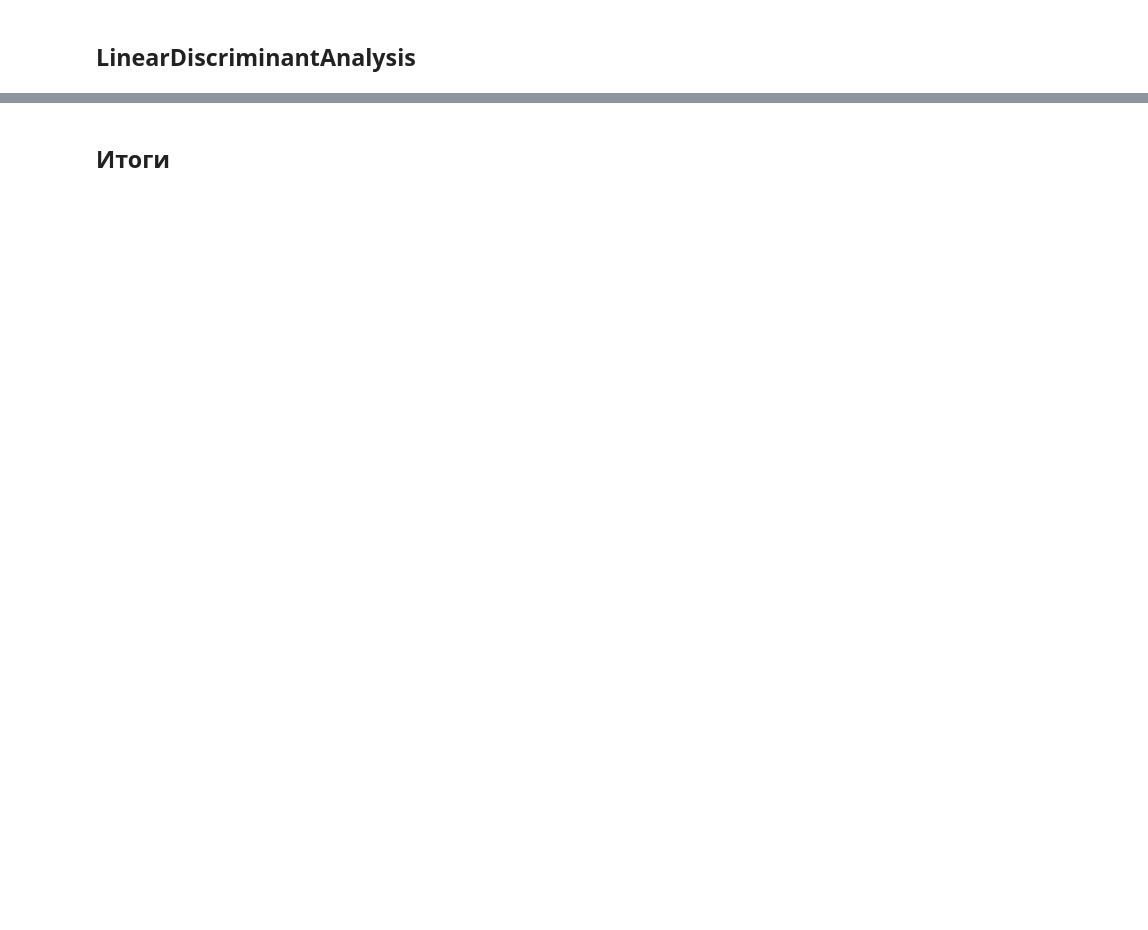
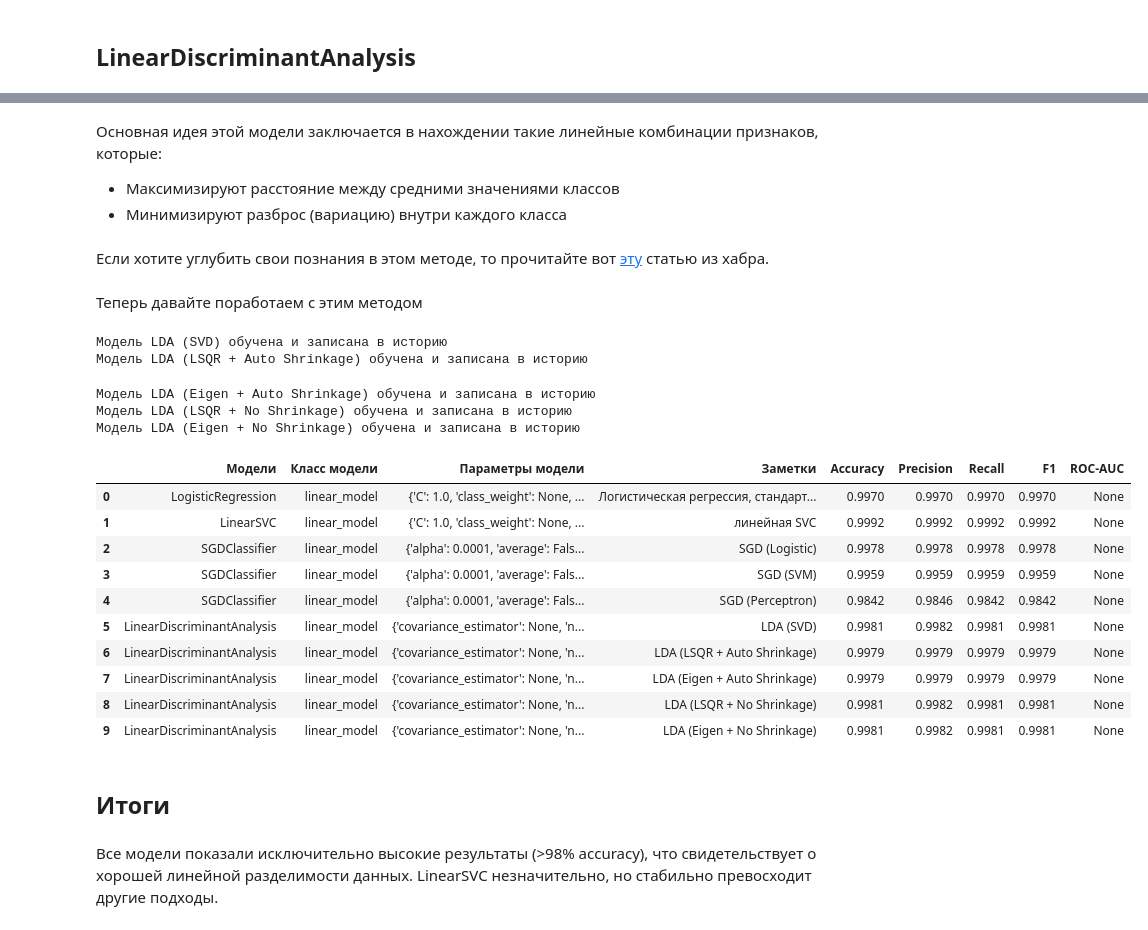
Before and after one commit to Sindereve/classic_ml_skills, a Jupyter notebook: task_classification/02_models/1_linear_models.ipynb, the cells around one changed output, grey strips where cells are left out. Saved outputs shown, nothing was run; the diff lists cells and outputs as text; code cells hidden in the pictures; blank space fills up the shorter version.

Commit message:
feat: finish version clf/models/linear

```diff
--- a/task_classification/02_models/1_linear_models.ipynb
+++ b/task_classification/02_models/1_linear_models.ipynb
@@ -165,2 +224,70 @@ history_models.to_dataframe()
+# %% [markdown]
+Основная идея этой модели заключается в нахождении такие линейные комбинации признаков, которые:
+* Максимизируют расстояние между средними значениями классов
+* Минимизируют разброс (вариацию) внутри каждого класса
+# %% [markdown]
+Если хотите углубить свои познания в этом методе, то прочитайте вот [эту](https://habr.com/ru/articles/802511/) статью из хабра.
+# %% [markdown]
+Теперь давайте поработаем с этим методом
+# %%
+from sklearn.discriminant_analysis import LinearDiscriminantAnalysis
+
+# Разные режимы работы LDA
+lda_modes = {
+    'LDA (SVD)': LinearDiscriminantAnalysis(solver='svd'),
+    'LDA (LSQR + Auto Shrinkage)': LinearDiscriminantAnalysis(solver='lsqr', shrinkage='auto'),
+    'LDA (Eigen + Auto Shrinkage)': LinearDiscriminantAnalysis(solver='eigen', shrinkage='auto'),
+    'LDA (LSQR + No Shrinkage)': LinearDiscriminantAnalysis(solver='lsqr', shrinkage=None),
+    'LDA (Eigen + No Shrinkage)': LinearDiscriminantAnalysis(solver='eigen', shrinkage=None)
+}
+
+for name, model in lda_modes.items():
+
+    # Обучаем модель
+    model.fit(X_train, y_train)
+
+    # Предсказания
+    y_pred = model.predict(X_test)
+    y_decision = model.decision_function(X_test)
+
+    # Получаем вероятности
+    if hasattr(model, 'predict_proba'):
+        y_pred_proba = model.predict_proba(X_test)
+    else:
+        y_pred_proba = None
+
+    # Добавляем в историю моделей
+    history_models.add_model(
+        model,
+        "linear_model",
+        model.get_params(),
+        name,
+        y_true=y_test,
+        y_pred=y_pred,
+        y_pred_proba=y_pred_proba
+    )
+    print(f'Модель {name} обучена и записана в историю')
+# %% [output]
+Модель LDA (SVD) обучена и записана в историю
+Модель LDA (LSQR + Auto Shrinkage) обучена и записана в историю
+Модель LDA (Eigen + Auto Shrinkage) обучена и записана в историю
+Модель LDA (LSQR + No Shrinkage) обучена и записана в историю
+Модель LDA (Eigen + No Shrinkage) обучена и записана в историю
+# %%
+history_models.to_dataframe()
+# %% [output]
+|  | Модели | Класс модели | Параметры модели | Заметки | Accuracy | Precision | Recall | F1 | ROC-AUC |
+| 0 | LogisticRegression | linear_model | {'C': 1.0, 'class_weight': None, ... | Логистическая регрессия, стандарт... | 0.9970 | 0.9970 | 0.9970 | 0.9970 | None |
+| 1 | LinearSVC | linear_model | {'C': 1.0, 'class_weight': None, ... | линейная SVC | 0.9992 | 0.9992 | 0.9992 | 0.9992 | None |
+| 2 | SGDClassifier | linear_model | {'alpha': 0.0001, 'average': Fals... | SGD (Logistic) | 0.9978 | 0.9978 | 0.9978 | 0.9978 | None |
+| 3 | SGDClassifier | linear_model | {'alpha': 0.0001, 'average': Fals... | SGD (SVM) | 0.9959 | 0.9959 | 0.9959 | 0.9959 | None |
+| 4 | SGDClassifier | linear_model | {'alpha': 0.0001, 'average': Fals... | SGD (Perceptron) | 0.9842 | 0.9846 | 0.9842 | 0.9842 | None |
+| 5 | LinearDiscriminantAnalysis | linear_model | {'covariance_estimator': None, 'n... | LDA (SVD) | 0.9981 | 0.9982 | 0.9981 | 0.9981 | None |
+| 6 | LinearDiscriminantAnalysis | linear_model | {'covariance_estimator': None, 'n... | LDA (LSQR + Auto Shrinkage) | 0.9979 | 0.9979 | 0.9979 | 0.9979 | None |
+| 7 | LinearDiscriminantAnalysis | linear_model | {'covariance_estimator': None, 'n... | LDA (Eigen + Auto Shrinkage) | 0.9979 | 0.9979 | 0.9979 | 0.9979 | None |
+| 8 | LinearDiscriminantAnalysis | linear_model | {'covariance_estimator': None, 'n... | LDA (LSQR + No Shrinkage) | 0.9981 | 0.9982 | 0.9981 | 0.9981 | None |
+| 9 | LinearDiscriminantAnalysis | linear_model | {'covariance_estimator': None, 'n... | LDA (Eigen + No Shrinkage) | 0.9981 | 0.9982 | 0.9981 | 0.9981 | None |
 # %% [markdown]
 ## Итоги
+# %% [markdown]
+Все модели показали исключительно высокие результаты (>98% accuracy), что свидетельствует о хорошей линейной разделимости данных. LinearSVC незначительно, но стабильно превосходит другие подходы.
```
Also changed, not shown: parts of 8 cells of this notebook.
